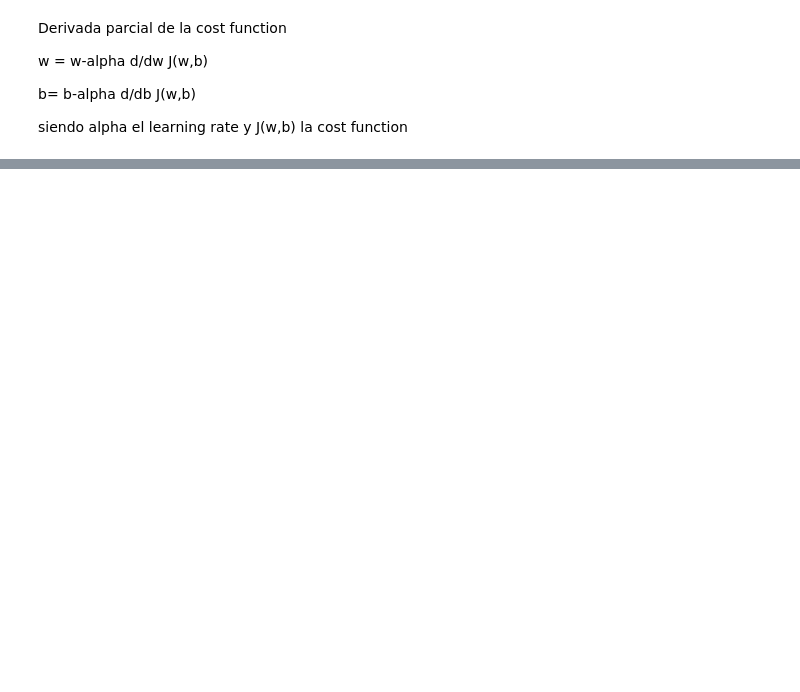
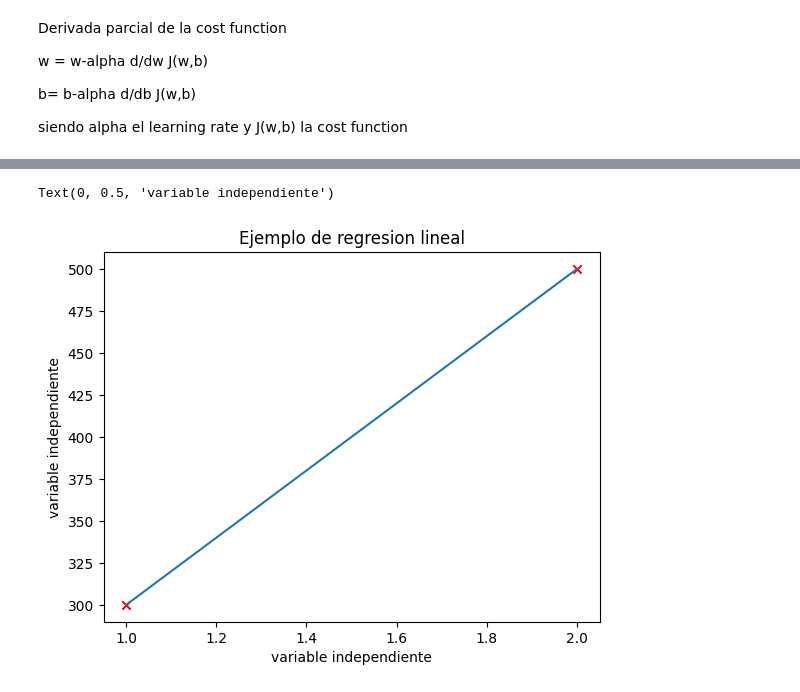
Before and after one commit to AgustinCdeCelis/ML, a Jupyter notebook: linear_regression.ipynb, the cells around one changed output, grey strips where cells are left out. Saved outputs shown, nothing was run; the diff lists cells and outputs as text; code cells hidden in the pictures; blank space fills up the shorter version.

```diff
--- a/linear_regression.ipynb
+++ b/linear_regression.ipynb
@@ -154,0 +137,7 @@ w
+# %%
+m = x_train.shape[0]
+
+predicted =np.zeros(m)
+
+for i in range(m):
+    predicted[i] = w_final * x_train[i] + b_final
@@ -154,0 +148,10 @@ w
+# %%
+plt.plot(x_train,predicted)
+plt.scatter(x_train,y_train,marker='x',c='r')
+
+plt.title('Ejemplo de regresion lineal')
+plt.xlabel('variable independiente')
+plt.ylabel('variable independiente')
+# %% [output]
+Text(0, 0.5, 'variable independiente')
+[figure, added]
```
Also changed, not shown: parts of 18 cells of this notebook, 1 other file.
